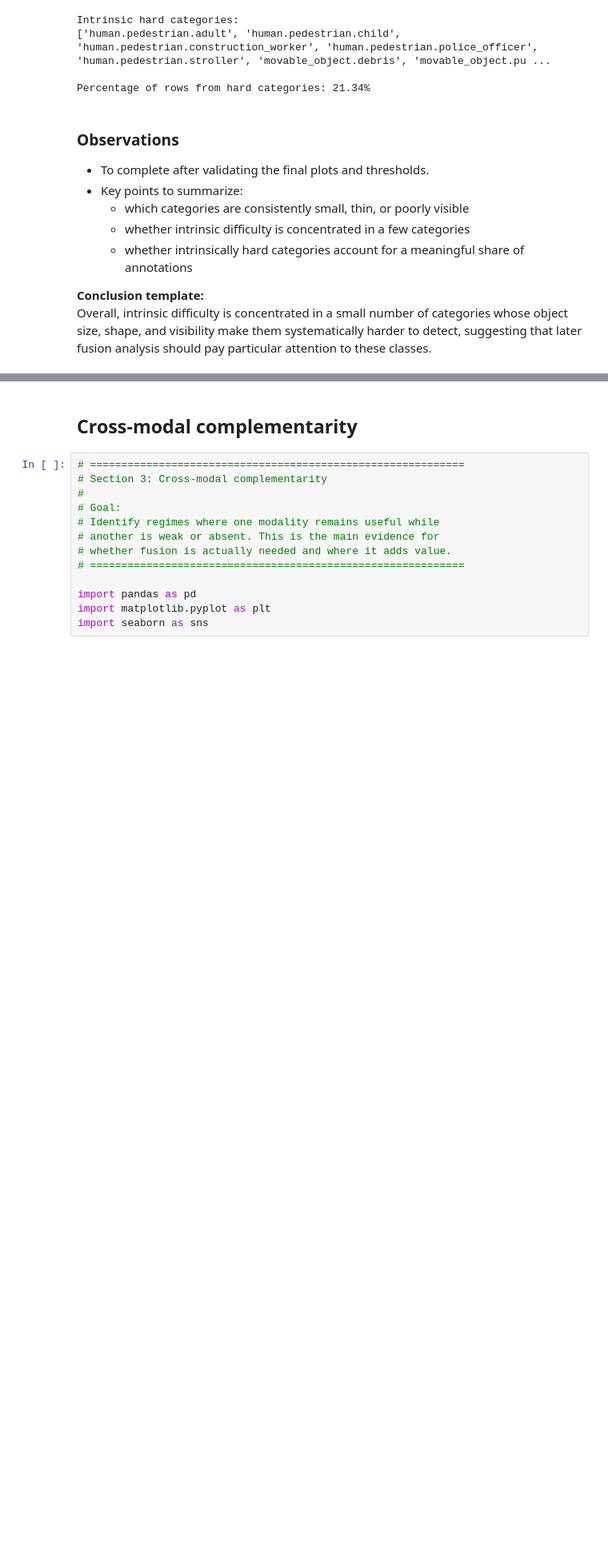
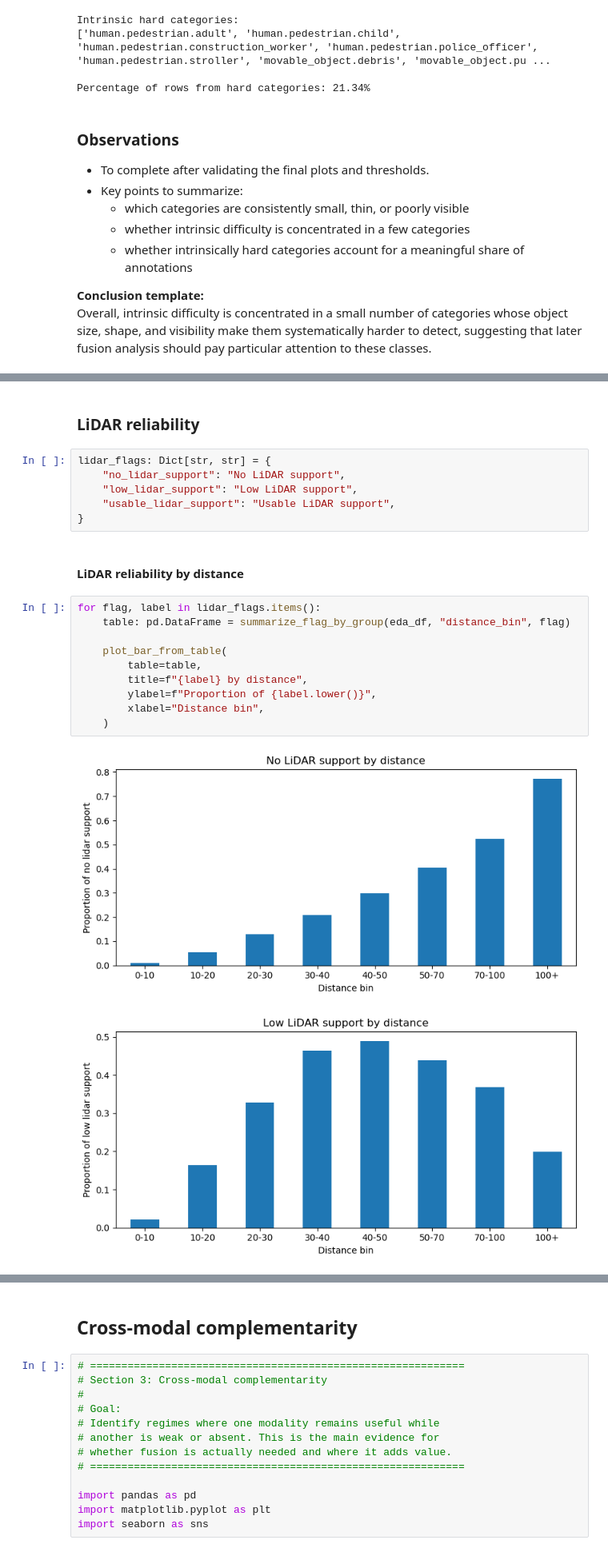
Before and after one commit to darkcyan-ugli-fruit/nuscenes-multimodal-learning, a Jupyter notebook: notebooks/00_EDA.ipynb, the cells around one changed output, grey strips where cells are left out. Shown at 80% size. Cells and saved outputs as stored; diff of their text form; blank space fills up the shorter version.

```diff
--- a/notebooks/00_EDA.ipynb
+++ b/notebooks/00_EDA.ipynb
@@ -1862,0 +1609,23 @@ Overall, sensor reliability is strongly regime-dependent: camera is typically st
+# %% [markdown]
+### LiDAR reliability
+# %%
+lidar_flags: Dict[str, str] = {
+    "no_lidar_support": "No LiDAR support",
+    "low_lidar_support": "Low LiDAR support",
+    "usable_lidar_support": "Usable LiDAR support",
+}
+# %% [markdown]
+#### LiDAR reliability by distance
+# %%
+for flag, label in lidar_flags.items():
+    table: pd.DataFrame = summarize_flag_by_group(eda_df, "distance_bin", flag)
+
+    plot_bar_from_table(
+        table=table,
+        title=f"{label} by distance",
+        ylabel=f"Proportion of {label.lower()}",
+        xlabel="Distance bin",
+    )
+# %% [output]
+[figure, added]
+[figure, added]
```
Also changed, not shown: parts of 89 cells of this notebook.
